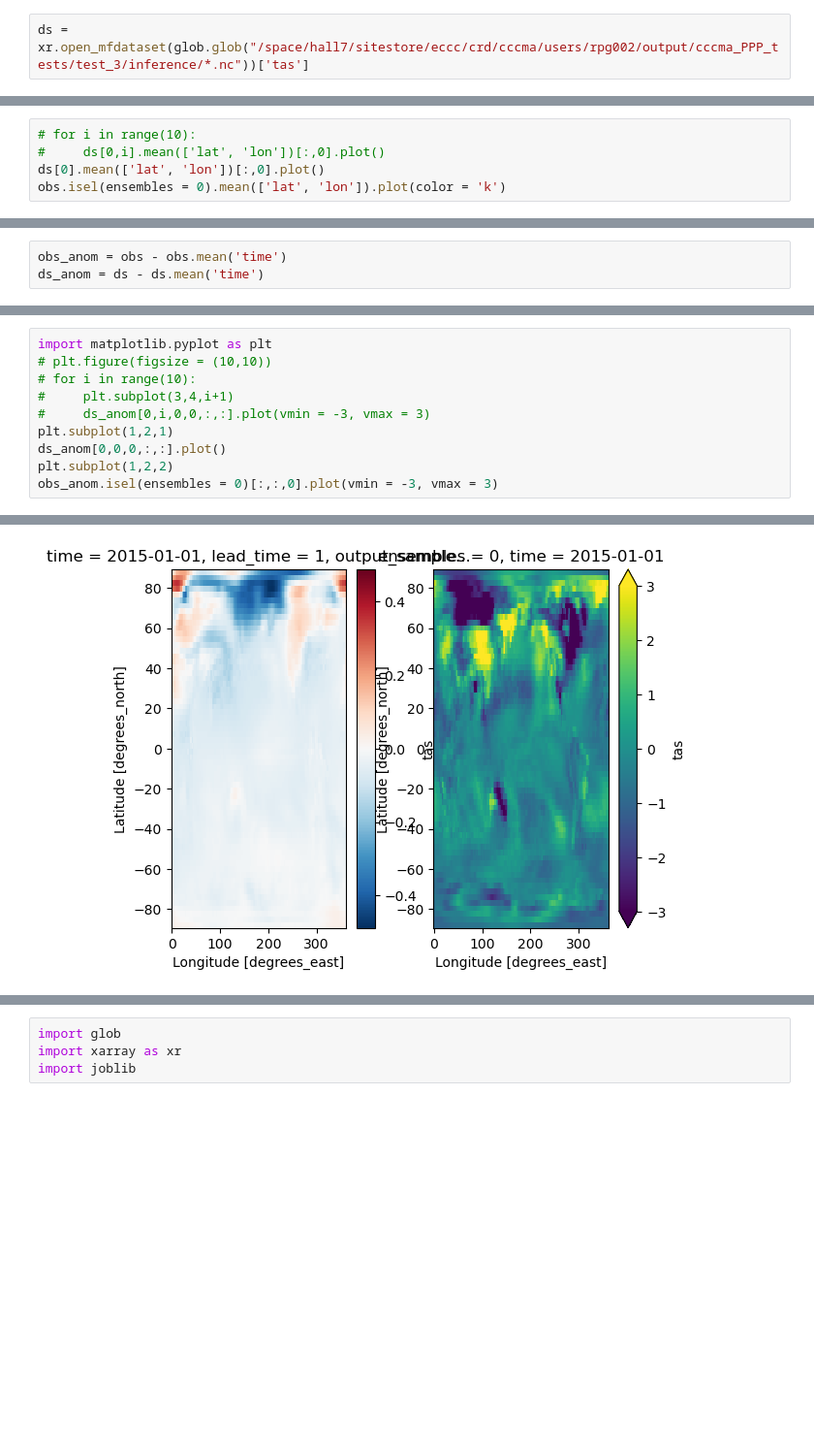
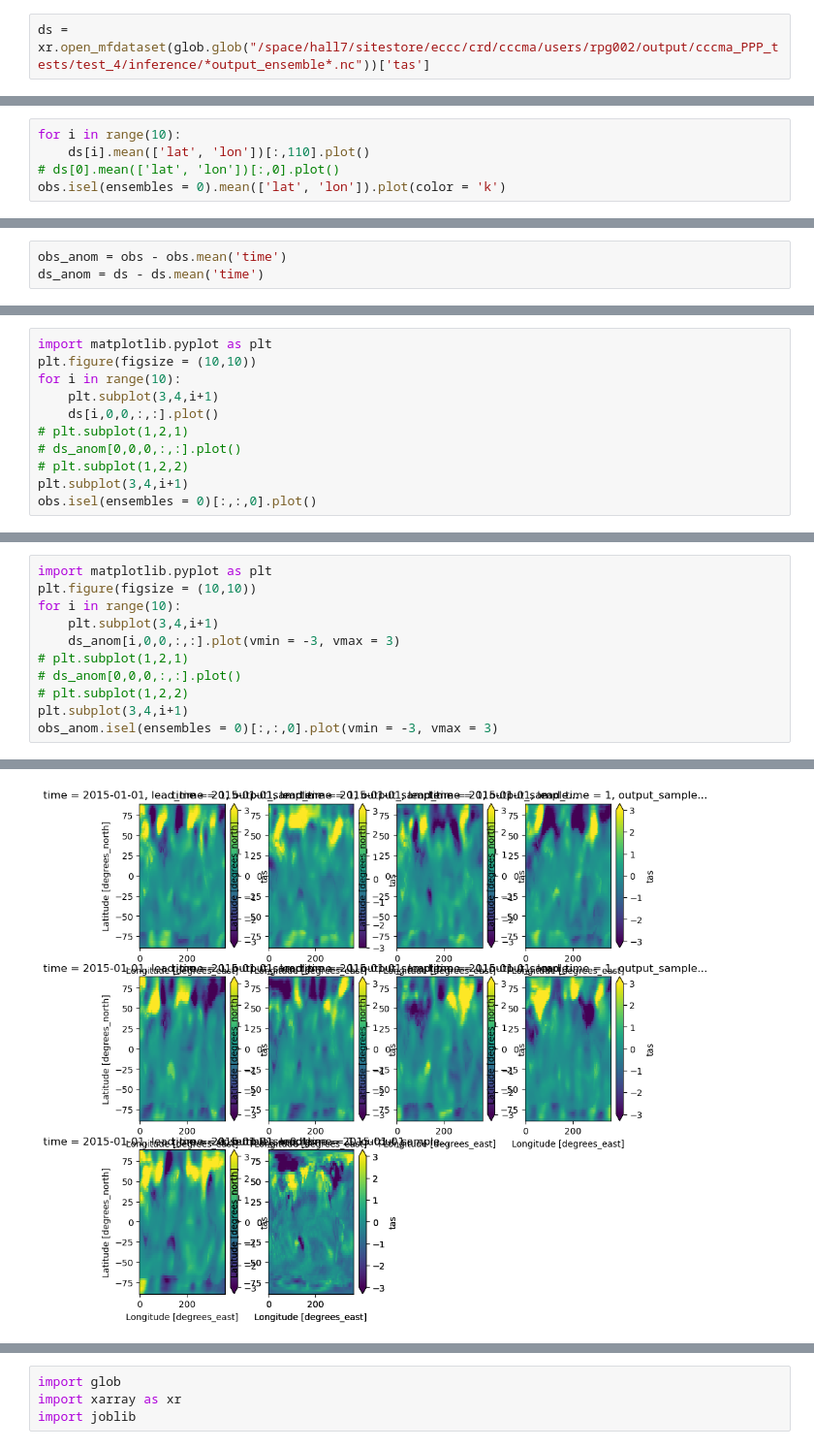
Before and after one commit to ParsaGooya/CCCma-PPP, a Jupyter notebook: test.ipynb, the cells around one changed output, grey strips where cells are left out. Shown at 97% size. Cells and saved outputs as stored; diff of their text form; blank space fills up the shorter version.

```diff
--- a/test.ipynb
+++ b/test.ipynb
@@ -575,4 +575,4 @@ writer.predict()
 import glob
 import xarray as xr
 # %%
-ds = xr.open_mfdataset(glob.glob("/space/hall7/sitestore/eccc/crd/cccma/users/rpg002/output/cccma_PPP_tests/test_3/inference/*.nc"))['tas']
+ds = xr.open_mfdataset(glob.glob("/space/hall7/sitestore/eccc/crd/cccma/users/rpg002/output/cccma_PPP_tests/test_4/inference/*output_ensemble*.nc"))['tas']
@@ -583,9 +579,9 @@ Frozen({'output_samples': 1, 'time': 6, 'lead_time': 60, 'lat': 64, 'lon': 129})
 # %%
 obs = xr.open_dataset("/space/hall7/sitestore/eccc/crd/cccma/users/rpg002/data/tas/observations/ERA5/datetime/tas_era5_194001_202412_128_64.nc")['tas'].sel(time = ds.time)
 # %%
-# for i in range(10):
-#     ds[0,i].mean(['lat', 'lon'])[:,0].plot()
-ds[0].mean(['lat', 'lon'])[:,0].plot()
+for i in range(10):
+    ds[i].mean(['lat', 'lon'])[:,110].plot()
+# ds[0].mean(['lat', 'lon'])[:,0].plot()
 obs.isel(ensembles = 0).mean(['lat', 'lon']).plot(color = 'k')
 # %% [output]
 [<matplotlib.lines.Line2D at 0x...>]
@@ -625,0 +592,11 @@ Attributes: (0)
+# %%
+import matplotlib.pyplot as plt
+plt.figure(figsize = (10,10))
+for i in range(10):
+    plt.subplot(3,4,i+1)
+    ds[i,0,0,:,:].plot()
+# plt.subplot(1,2,1)
+# ds_anom[0,0,0,:,:].plot()
+# plt.subplot(1,2,2)
+plt.subplot(3,4,i+1)
+obs.isel(ensembles = 0)[:,:,0].plot()
@@ -626,13 +606,14 @@ Attributes: (0)
 # %%
 import matplotlib.pyplot as plt
-# plt.figure(figsize = (10,10))
-# for i in range(10):
-#     plt.subplot(3,4,i+1)
-#     ds_anom[0,i,0,0,:,:].plot(vmin = -3, vmax = 3)
-plt.subplot(1,2,1)
-ds_anom[0,0,0,:,:].plot()
-plt.subplot(1,2,2)
+plt.figure(figsize = (10,10))
+for i in range(10):
+    plt.subplot(3,4,i+1)
+    ds_anom[i,0,0,:,:].plot(vmin = -3, vmax = 3)
+# plt.subplot(1,2,1)
+# ds_anom[0,0,0,:,:].plot()
+# plt.subplot(1,2,2)
+plt.subplot(3,4,i+1)
 obs_anom.isel(ensembles = 0)[:,:,0].plot(vmin = -3, vmax = 3)
 # %% [output]
 <matplotlib.collections.QuadMesh at 0x...>
-[figure, old version]
+[figure, new version]
```
Also changed, not shown: parts of 5 cells of this notebook, 45 other files.
